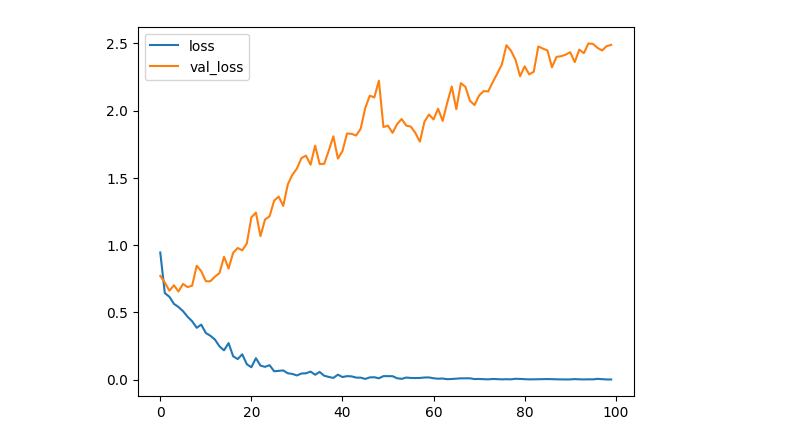
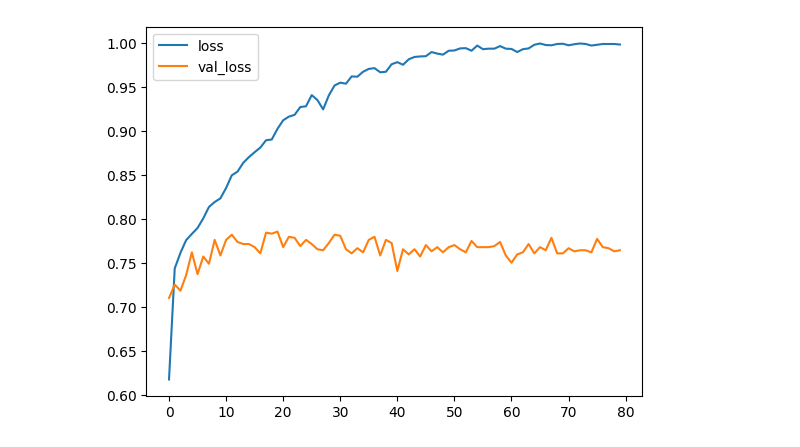
Before and after one commit to KulsonKula/Speech-emotion-recognition, a Jupyter notebook: src/model_creation.IPYNB, the cells around one changed output. Drawn from its saved outputs; the diff is of its cells as text; code cells hidden in the pictures.

Commit message:
Dodanie nowego callbacku - ModelCheckpoint, konfiguracja go, stworzenie modelu acc=80%, stworzenie skryptu optymalizującego hiperparametry

```diff
--- a/src/model_creation.IPYNB
+++ b/src/model_creation.IPYNB
@@ -29,12 +31,23 @@ x_train, x_test, y_train, y_test = train_test_split(X, Y, test_size=0.2, random_
 # x_train = scaler.fit_transform(x_train)
 # x_test = scaler.transform(x_test)
 # %%
+GOAL=0.80
+# zrobiłem testy przy użyciu optuna i wyszło mi coś takiego
+# [I 2024-05-10 01:57:23,457] Trial 0 finished with value: 0.8076564073562622 and parameters: {'num_neurons_dense': 116, 'num_neurons_conv_1': 152, 'num_neurons_conv_2': 290, 'num_neurons_conv_3': 502, 'dropout_rate': 0.14453792383769373, 'optimizer': 'adam', 'batch_size': 64}. Best is trial 0 with value: 0.8076564073562622.
 def custom_scheduler(epoch, lr):
     if epoch < 10:
         return lr
     else:
         return float(lr * tf.math.exp(-0.02))
 scheduler = LearningRateScheduler(custom_scheduler)
+
+model_save = ModelCheckpoint(r"../model/best_model.h5",
+                              save_best_only=True,
+                             mode='max',
+                             monitor='val_accuracy',
+                             initial_value_threshold=GOAL,
+                             verbose=1)
+early_stopping = EarlyStopping(monitor='val_accuracy', patience=80)
 
 normalizer = layers.Normalization()
 normalizer.adapt(X)
@@ -44,14 +57,14 @@ model = models.Sequential([
     layers.Input(shape=(x_train.shape[1],)),
     normalizer,
     layers.Reshape((x_train.shape[1], 1)),
-    layers.Conv1D(2**(k+4), 1, activation='relu'),
-    layers.Conv1D(2**(k+3), 1, activation='relu'),
+    layers.Conv1D(152, 1, activation='relu'),
+    layers.Conv1D(290, 1, activation='relu'),
     layers.MaxPooling1D(),
-    layers.Conv1D(2**(k+2), 1, activation='relu'),
+    layers.Conv1D(502, 1, activation='relu'),
     layers.MaxPooling1D(),
     layers.Flatten(),
-    layers.Dropout(0.2),
-    layers.Dense(2**(k+4), activation='relu'),
+    layers.Dropout(0.25),
+    layers.Dense(116, activation='relu'),
     layers.Dense(9, activation='softmax'),
 ])
 model.compile(
@@ -60,5 +73,5 @@ model.compile(
     metrics=['accuracy'],
 )
 # %%
-history=model.fit(x_train, y_train, epochs=80, batch_size=32, validation_data=(x_test, y_test),callbacks=scheduler)
+history=model.fit(x_train, y_train, epochs=80, batch_size=64, validation_data=(x_test, y_test),callbacks=[scheduler,model_save,early_stopping])
 # %% [output]
@@ -88,10 +115,10 @@ WARNING:absl:You are saving your model as an HDF5 file via `model.save()` or `ke
 # %%
 metrics = history.history
-plt.plot(history.epoch, metrics['loss'], metrics['val_loss'])
+plt.plot(history.epoch, metrics['accuracy'], metrics['val_accuracy'])
 plt.legend(['loss', 'val_loss'])
 plt.show()
 # %% [output]
-[figure, old version]
+[figure, new version]
 # %%
 commands=["neutral","calm", "happy", "sad", "angry", "fearful", "disgust", "surprised"]
 
```
Also changed, not shown: parts of 8 cells of this notebook, 2 other files.
